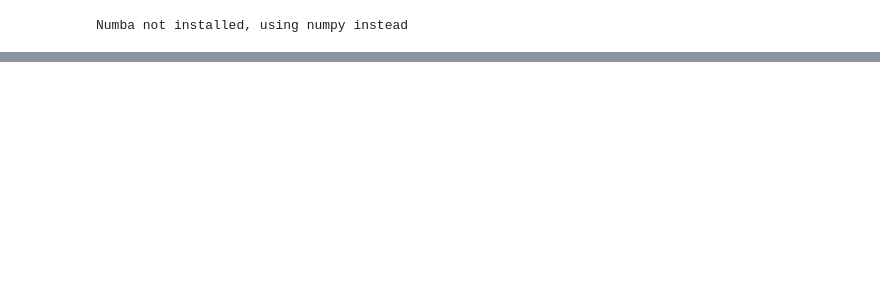
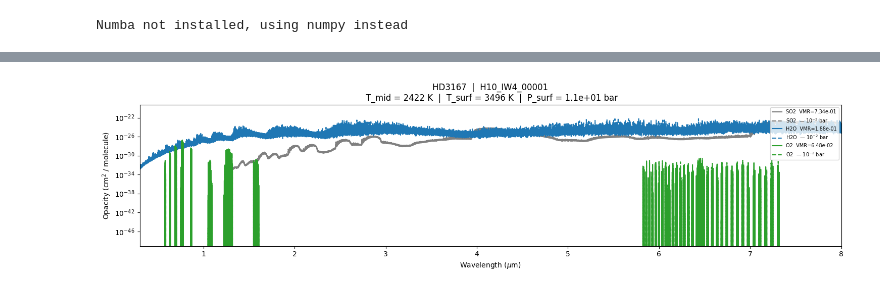
Before and after one commit to lorlo9999/MasterThesis, a Jupyter notebook: spectroscopy.ipynb, the cells around one changed output, grey strips where cells are left out. Saved outputs shown, nothing was run; the diff lists cells and outputs as text; code cells hidden in the pictures; blank space fills up the shorter version.

Commit message:
Spectral lines visualized

```diff
--- a/spectroscopy.ipynb
+++ b/spectroscopy.ipynb
@@ -79,0 +70,97 @@ The x value of the highest point in the plot is: 33.000977439791164 microns
+# %%
+import glob
+
+# Map molecule names to loaded xsec objects (only those with available cross-section data)
+mol_to_xsec = {
+    'H2O':  h2o_xsec,
+    'CH4':  ch4_xsec,
+    'CO2':  co2_xsec,
+    'CO':   co_xsec,
+    'NH3':  nh3_xsec,
+    'O2':   o2_xsec,
+    'SO2':  so2_xsec,
+}
+
+wavenumber_grid = h2o_xsec.wavenumberGrid
+wavelength_um = 1e4 / wavenumber_grid  # microns
+
+MOL_COLORS = {
+    'H2O': 'tab:blue',
+    'CO2': 'tab:orange',
+    'O2':  'tab:green',
+    'SO2': 'gray',
+    'CO':  'tab:pink',
+    'CH4': 'tab:red',
+    'NH3': 'tab:purple',
+}
+tp_files = sorted(glob.glob('PLANETS/*/*_TP.csv'))
+
+for tp_file in tp_files:
+    parts = tp_file.replace('\\', '/').split('/')
+    planet_name = parts[1]
+    sim_name    = parts[2].replace('_TP.csv', '')
+
+    # --- Read TP profile ---
+    tp_data         = pd.read_csv(tp_file)
+    pressure_pa     = tp_data['Pressure (Pa)'].values          # Pa, descending (surface first)
+    temp_substellar = tp_data['Substellar Temperature (K)'].values
+
+    # Surface conditions (highest pressure = first row)
+    surf_p_pa = pressure_pa[0]
+    surf_t    = temp_substellar[0]
+
+    # Conditions at 10^-2 bar (= 1000 Pa)
+    target_p_pa = 1e-2 * 1e5
+    idx_mid     = np.argmin(np.abs(pressure_pa - target_p_pa))
+    mid_t       = temp_substellar[idx_mid]
+
+    # ---- Read chemistry from runtime_helpfile ----
+    helpfile_path = f'PLANETS/{planet_name}/{sim_name}/runtime_helpfile.csv'
+    if not os.path.exists(helpfile_path):
+        print(f'[skip] No runtime_helpfile found at {helpfile_path}')
+        continue
+
+    helpdata = pd.read_csv(helpfile_path, sep='\t')
+    last_row = helpdata.iloc[-1]
+
+    # Collect VMRs for molecules that have cross-section data
+    mol_vmrs = {}
+    for mol in mol_to_xsec:
+        col = f'{mol}_vmr'
+        if col in helpdata.columns:
+            val = float(last_row[col])
+            if val > 0:
+                mol_vmrs[mol] = val
+
+    # Pick top molecules by VMR until cumulative sum reaches ~100% (max 3)
+    top3 = []
+    cumulative_vmr = 0.0
+    for mol, vmr in sorted(mol_vmrs.items(), key=lambda x: x[1], reverse=True):
+        top3.append((mol, vmr))
+        cumulative_vmr += vmr
+        if len(top3) >= 3 or cumulative_vmr >= 0.999:
+            break
+
+    # ---- Plot 2: Opacity comparison for top-3 molecules ----
+    fig2, ax2 = plt.subplots(figsize=(15, 4))
+    for mol, vmr in top3:
+        color = MOL_COLORS[mol]
+        xsec_obj = mol_to_xsec[mol]
+        op_surf  = xsec_obj.opacity(float(surf_t), float(surf_p_pa))
+        op_mid   = xsec_obj.opacity(float(mid_t),  float(target_p_pa))
+
+        ax2.plot(wavelength_um, op_surf, color=color, ls='-',  lw=1.5,
+                 label=f'{mol}  VMR={vmr:.2e}')
+        ax2.plot(wavelength_um, op_mid,  color=color, ls='--', lw=1.5,
+                 label=f'{mol}  — $10^{{-2}}$ bar')
+
+    ax2.set_yscale('log')
+    ax2.set_xlim(0.3, 8)
+    ax2.set_xlabel(r'Wavelength ($\mu$m)')
+    ax2.set_ylabel(r'Opacity (cm$^2$ / molecule)')
+    ax2.set_title(f'{planet_name}  |  {sim_name}\n T_mid = {mid_t:.0f} K  |  T_surf = {surf_t:.0f} K  |  P_surf = {surf_p_pa/1e5:.1e} bar')
+    ax2.legend(fontsize=7, loc='upper right')
+    plt.tight_layout()
+    plt.show()
+# %% [output]
+[figure, added]
```
Also changed, not shown: parts of 3 cells of this notebook, 1 other file.
